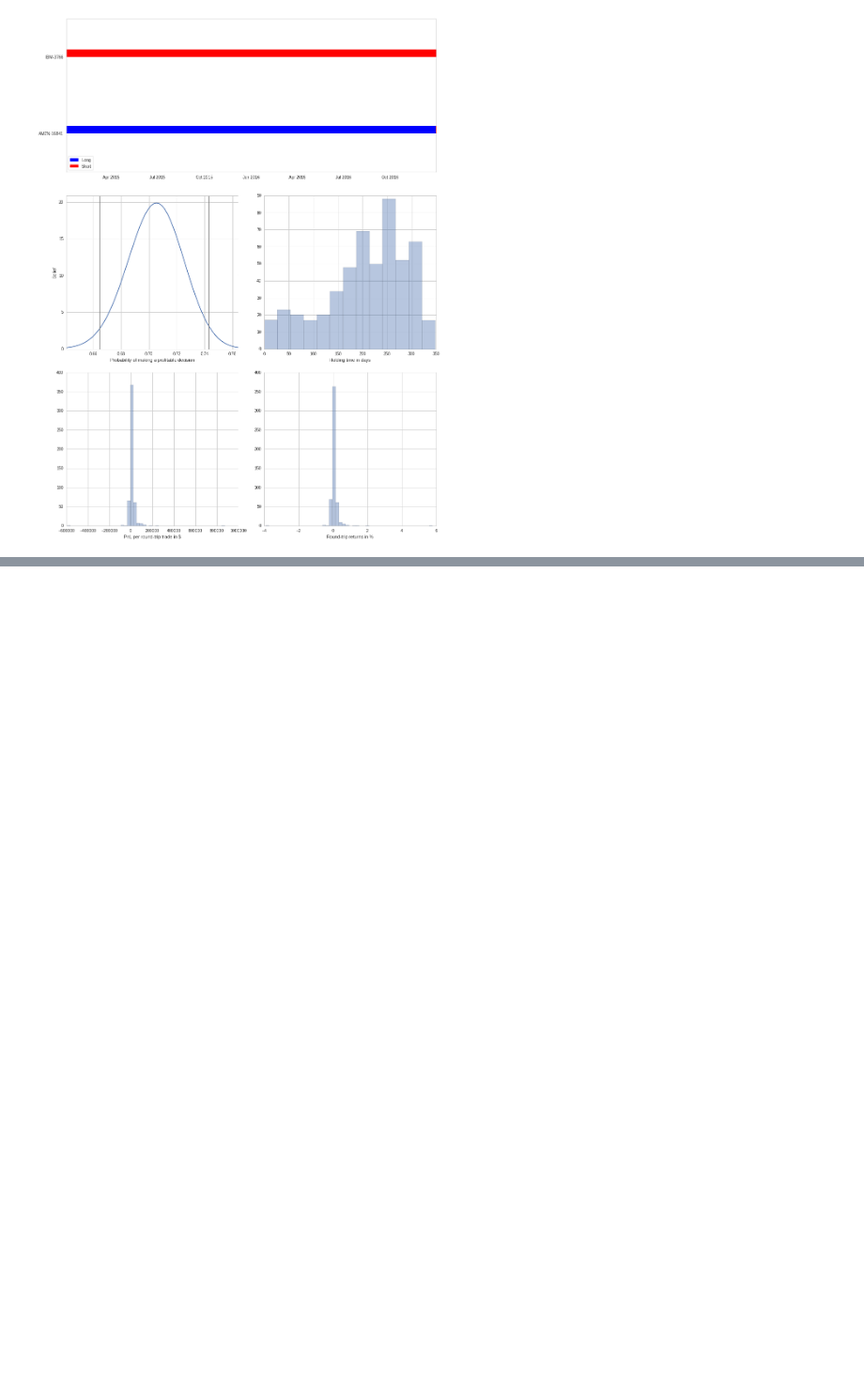
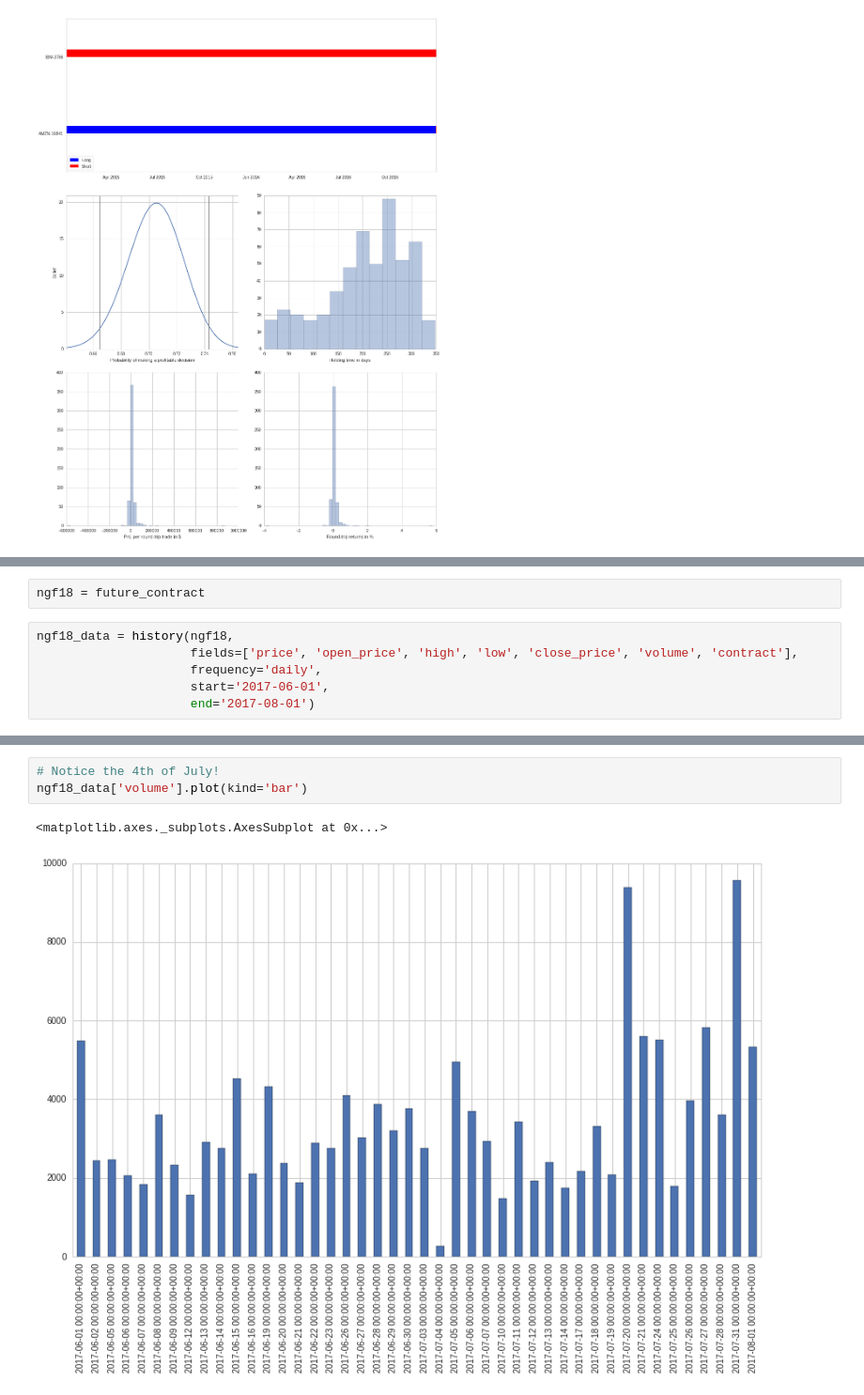
Before and after one commit to inantubek/Udemy, a Jupyter notebook: Python-for-Finance/My_Notes/10-Advanced_Quantopian.ipynb, the cells around one changed output, grey strips where cells are left out. Shown at 94% size. Saved outputs shown, nothing was run; the diff lists cells and outputs as text; blank space fills up the shorter version.

```diff
--- a/Python-for-Finance/My_Notes/10-Advanced_Quantopian.ipynb
+++ b/Python-for-Finance/My_Notes/10-Advanced_Quantopian.ipynb
@@ -816,0 +1050,8 @@ pf.create_round_trip_tear_sheet(bt_returns, bt_positions, bt_transactions);
+# %%
+ngf18 = future_contract
+# %%
+ngf18_data = history(ngf18,
+                     fields=['price', 'open_price', 'high', 'low', 'close_price', 'volume', 'contract'],
+                     frequency='daily',
+                     start='2017-06-01',
+                     end='2017-08-01')
@@ -816,0 +1067,6 @@ pf.create_round_trip_tear_sheet(bt_returns, bt_positions, bt_transactions);
+# %%
+# Notice the 4th of July!
+ngf18_data['volume'].plot(kind='bar')
+# %% [output]
+<matplotlib.axes._subplots.AxesSubplot at 0x...>
+[figure, added]
```
Also changed, not shown: parts of 47 cells of this notebook, 1 other file.
